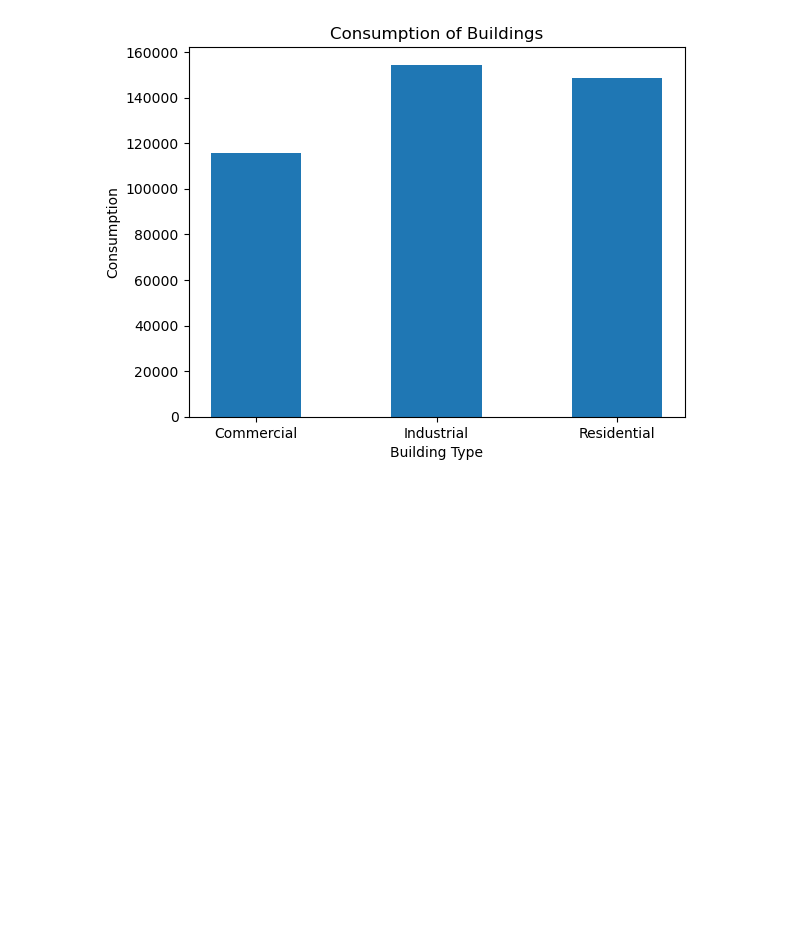
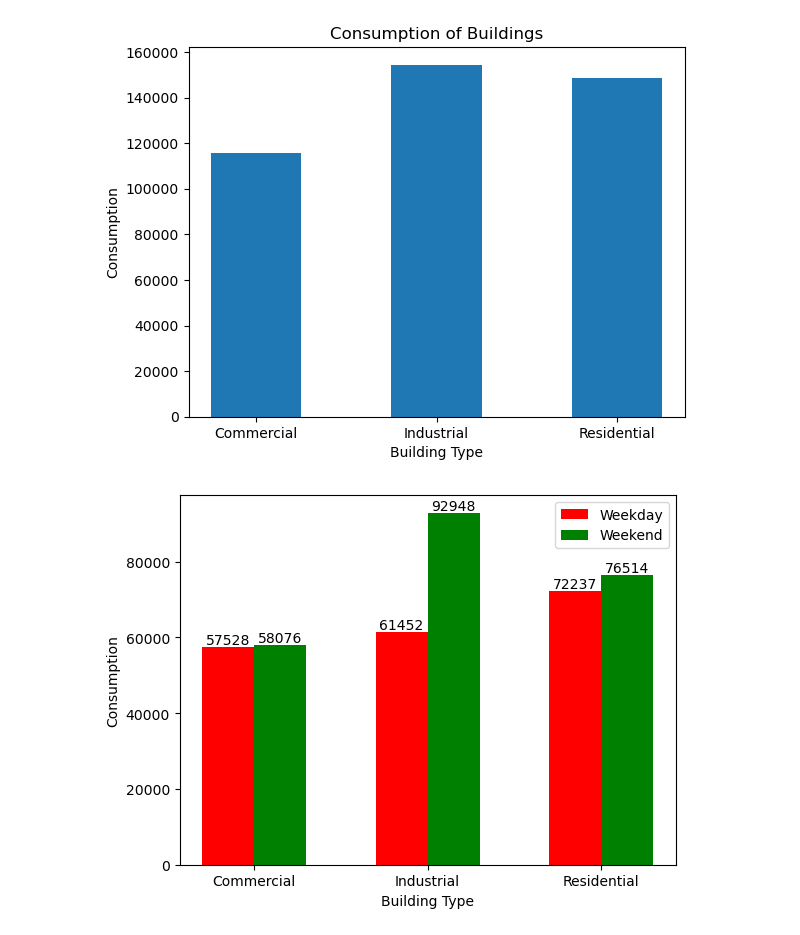
Before and after one commit to fwa-alpha/zero-one1, a Jupyter notebook: test1/book2.ipynb, the cells around one changed output. Saved outputs shown, nothing was run; the diff lists cells and outputs as text; code cells hidden in the pictures; blank space fills up the shorter version.

```diff
--- a/test1/book2.ipynb
+++ b/test1/book2.ipynb
@@ -160,7 +160,8 @@ Text(0.5, 1.0, 'Distribution of Building Types')
 totals=[]
 np.set_printoptions(precision=2)
 for name in elements1:
-    sum=np.sum(data[data[:,0]==name,6])
-    totals.append([name,sum])
+    sum=np.sum(data[(data[:,0]==name)&(data[:,5]=='Weekday'),6])
+    sum1=np.sum(data[(data[:,0]==name)&(data[:,5]=='Weekend'),6])
+    totals.append([name,sum,sum1])
 print(totals)
 # %% [output]
@@ -178,3 +179,26 @@ plt.ylabel('Consumption')
 plt.show()
 # %% [output]
 [figure]
+# %%
+x=np.arange(len(elements1))
+barwidth=0.3
+wdconsumption=[]
+weconsumption=[]
+for i in totals:
+    wdconsumption.append(i[1])
+    weconsumption.append(i[2])
+bar1=plt.bar(x-barwidth/2,wdconsumption,width=barwidth,color='red',label='Weekday')
+bar2=plt.bar(x+barwidth/2,weconsumption,width=barwidth,color='green',label='Weekend')
+for i in bar1:
+    high=i.get_height()
+    plt.text(i.get_x()+i.get_width()/2,high,int(high),ha='center',va='bottom')
+for i in bar2:
+    high=i.get_height()
+    plt.text(i.get_x()+i.get_width()/2,high,int(high),ha='center',va='bottom')
+plt.xlabel('Building Type')
+plt.ylabel('Consumption')
+plt.legend()
+plt.xticks(x,elements1)
+plt.show()
+# %% [output]
+[figure, added]
```
Also changed, not shown: parts of 1 cell of this notebook.
